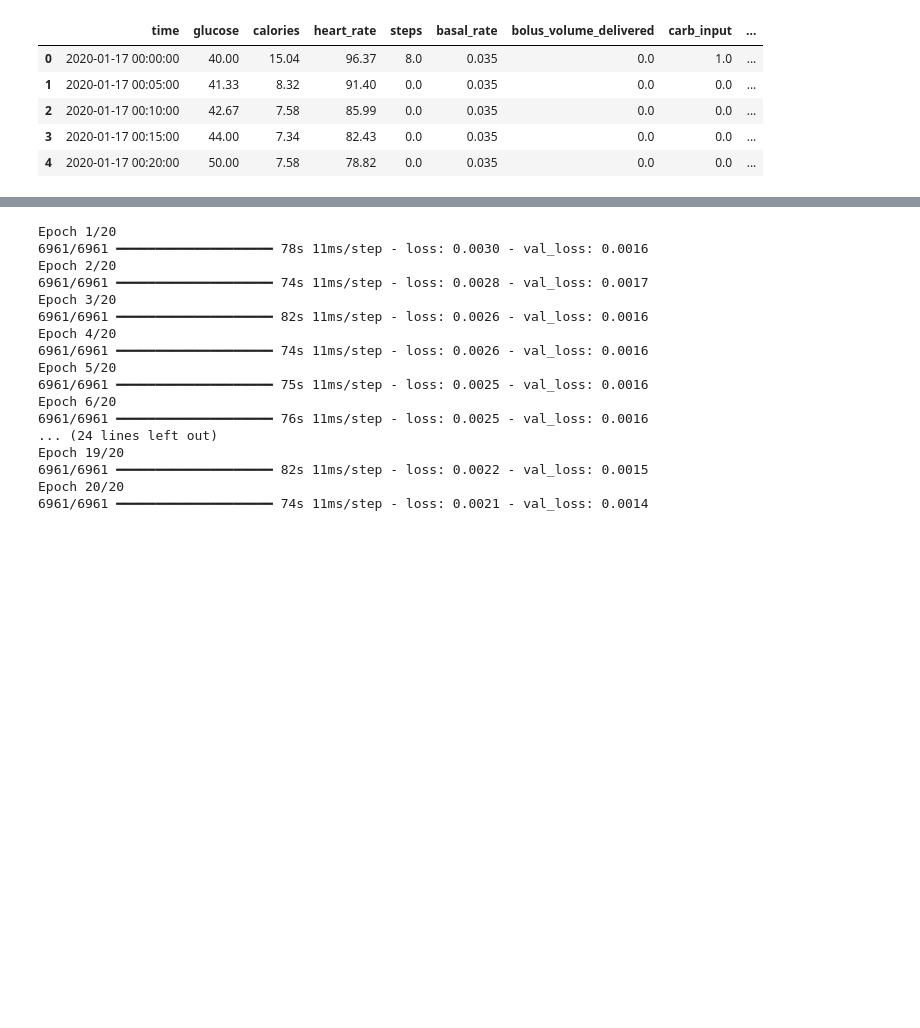
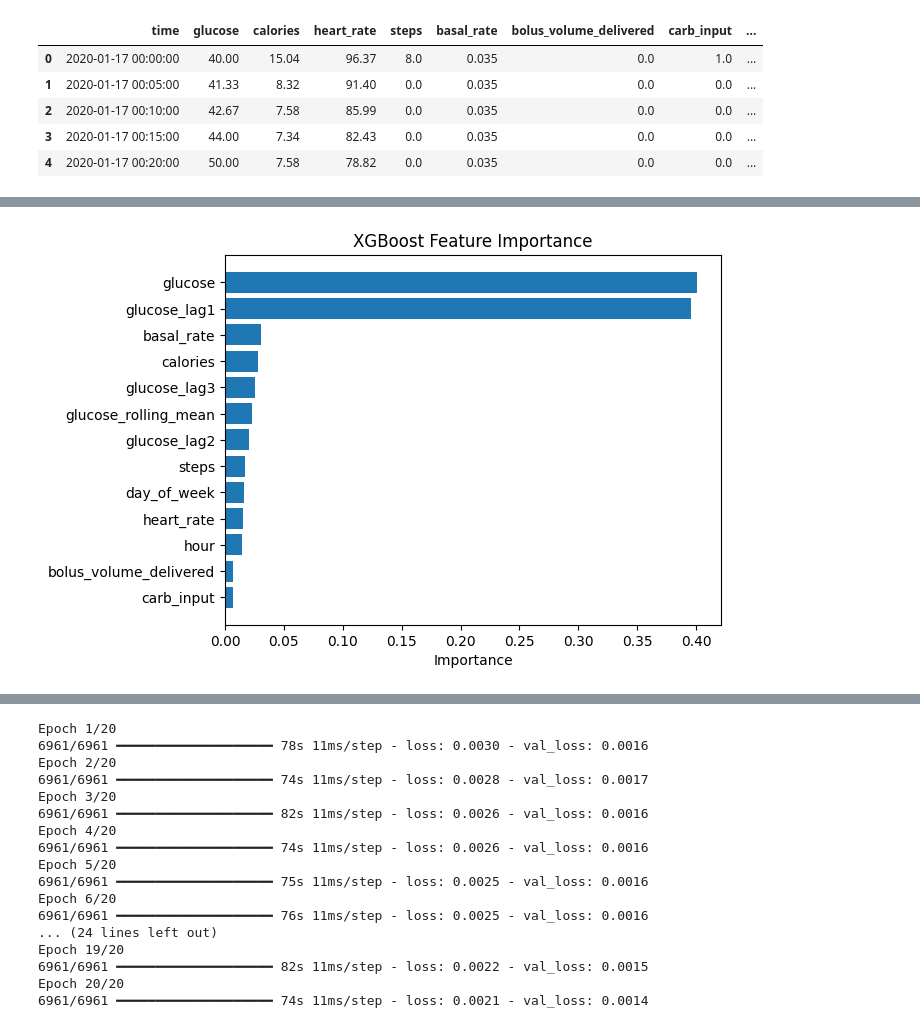
Before and after one commit to dev-ssr/team9_PyCoders_PythonHackathon_MAY2026, a Jupyter notebook: Team9_PyCoders_Category4_PredictiveAnalysis.ipynb, the cells around one changed output, grey strips where cells are left out. Drawn from its saved outputs; the diff is of its cells as text; code cells hidden in the pictures; blank space fills up the shorter version.

```diff
--- a/Team9_PyCoders_Category4_PredictiveAnalysis.ipynb
+++ b/Team9_PyCoders_Category4_PredictiveAnalysis.ipynb
@@ -78,0 +343,12 @@ test_scaled = scaler.transform(test_df[features])
+# %%
+importance = pd.DataFrame({
+    'Feature': X.columns,
+    'Importance': model.feature_importances_
+})
+
+importance = importance.sort_values(
+    by='Importance',
+    ascending=False
+)
+
+print(importance)
@@ -78,0 +370,15 @@ test_scaled = scaler.transform(test_df[features])
+# %%
+plt.barh(
+    importance['Feature'],
+    importance['Importance']
+)
+
+plt.gca().invert_yaxis()
+
+plt.title("XGBoost Feature Importance")
+
+plt.xlabel("Importance")
+
+plt.show()
+# %% [output]
+[figure, added]
```
Also changed, not shown: parts of 58 cells of this notebook.
